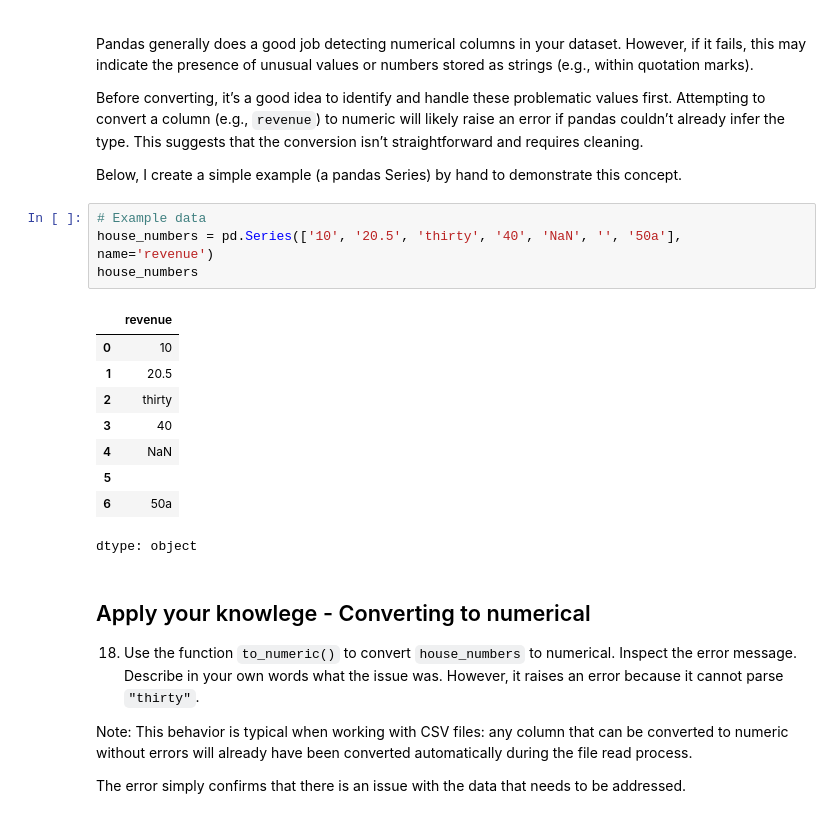
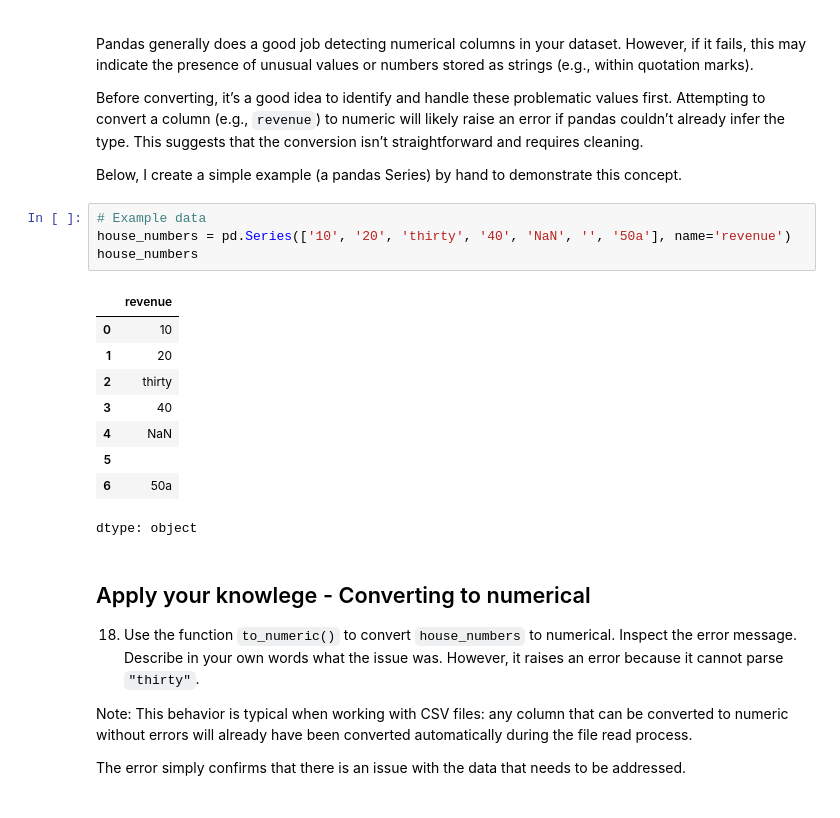
Before and after one commit to mschuessler/dba_lecture, a Jupyter notebook: notebooks/DBA2_03_Data_Wrangling_and_StatTests.ipynb, the cells around one changed output. Saved outputs shown, nothing was run; the diff lists cells and outputs as text.

```diff
--- a/notebooks/DBA2_03_Data_Wrangling_and_StatTests.ipynb
+++ b/notebooks/DBA2_03_Data_Wrangling_and_StatTests.ipynb
@@ -918,12 +918,12 @@ Before converting, it’s a good idea to identify and handle these problematic v
 Below, I create a simple example (a pandas Series) by hand to demonstrate this concept.
 # %%
 # Example data
-house_numbers = pd.Series(['10', '20.5', 'thirty', '40', 'NaN', '', '50a'], name='revenue')
+house_numbers = pd.Series(['10', '20', 'thirty', '40', 'NaN', '', '50a'], name='revenue')
 house_numbers
 # %% [output]
 |  | revenue |
 | 0 | 10 |
-| 1 | 20.5 |
+| 1 | 20 |
 | 2 | thirty |
 | 3 | 40 |
 | 4 | NaN |
```
Also changed, not shown: parts of 49 cells of this notebook.
